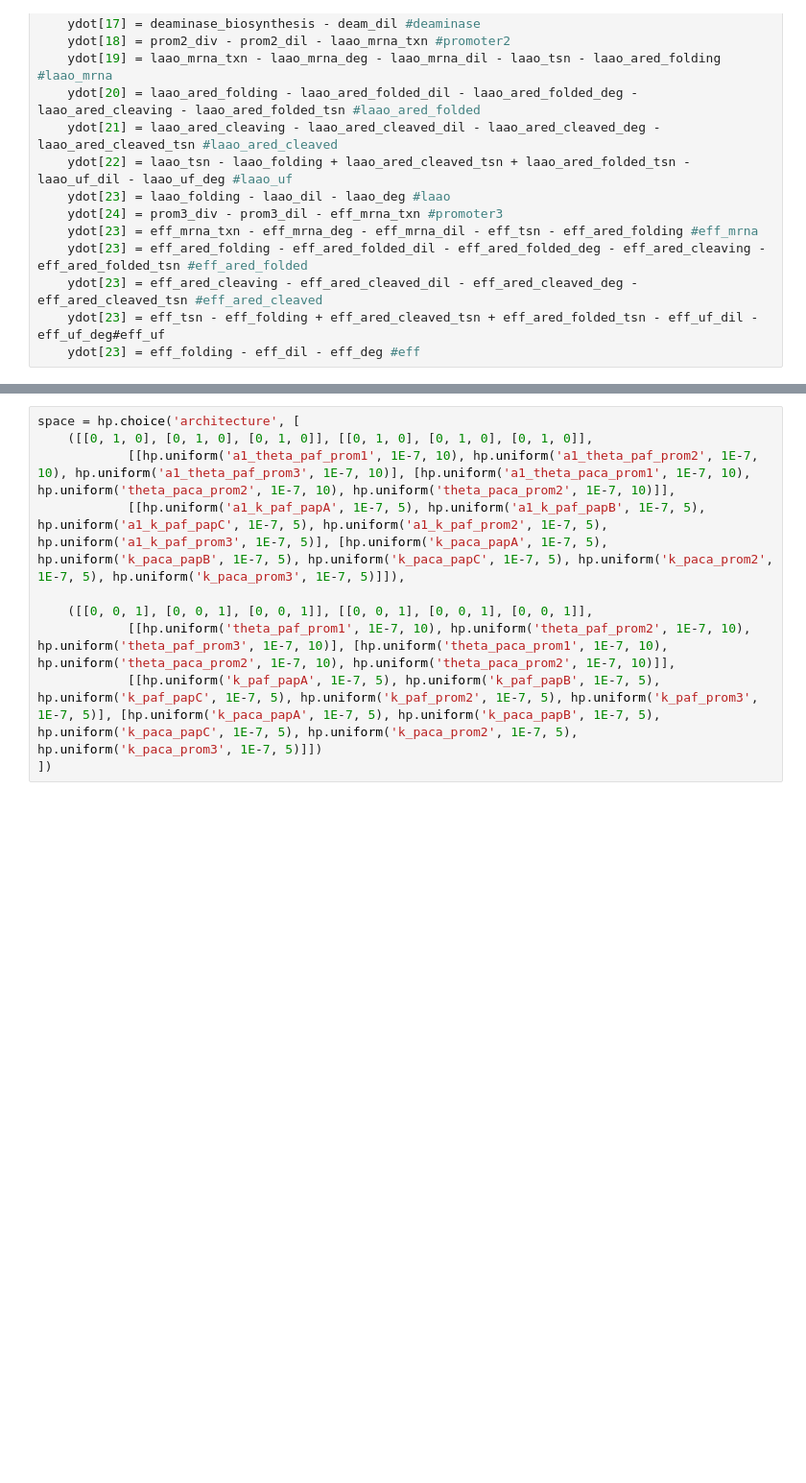
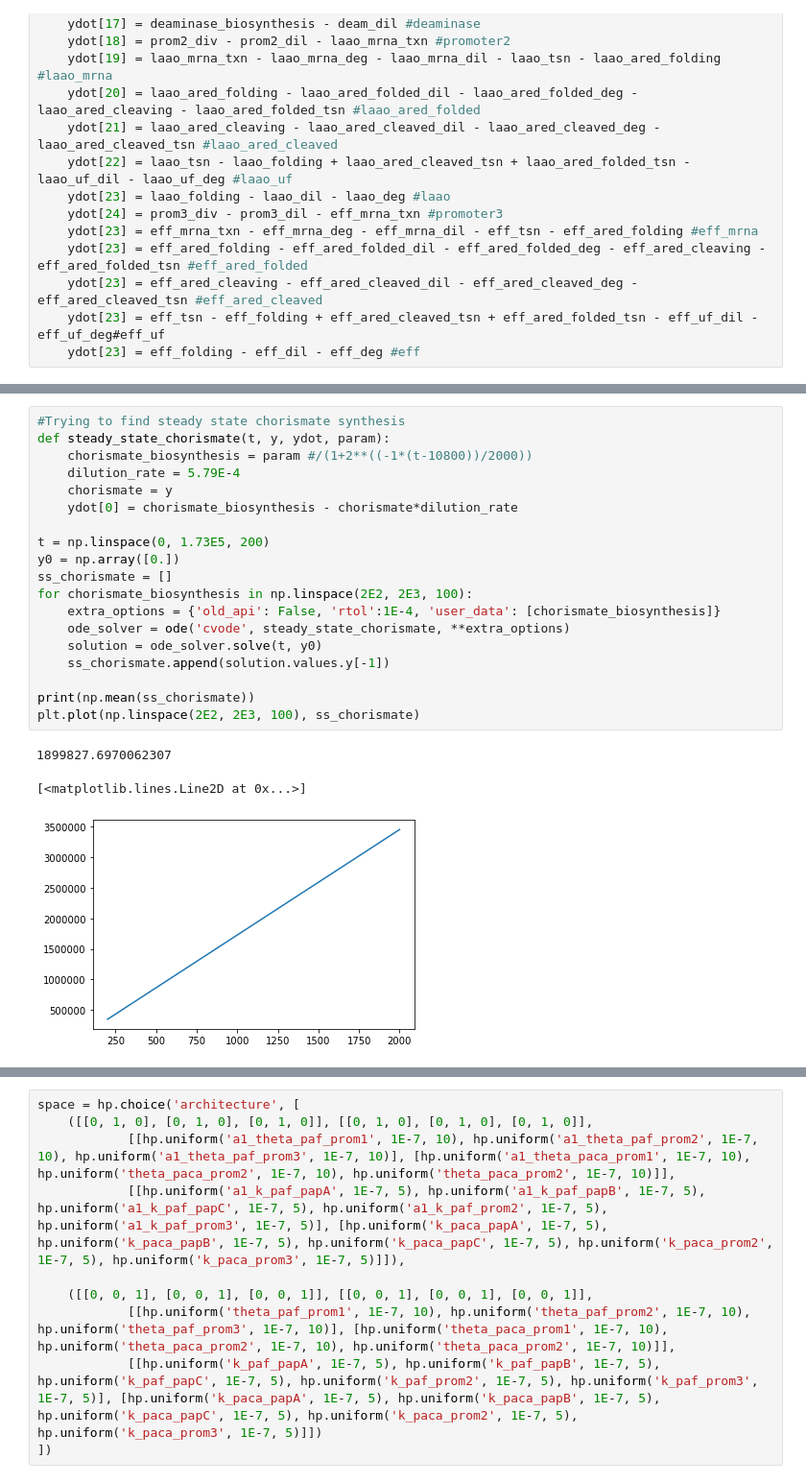
Before and after one commit to cjmerzbacher/msc-thesis, a Jupyter notebook: p-aminostyrene/p-aminostyrene.ipynb, the cells around one changed output, grey strips where cells are left out. Shown: that part at 96% size. Saved outputs shown, nothing was run; the diff lists cells and outputs as text; blank space fills up the shorter version.

```diff
--- a/p-aminostyrene/p-aminostyrene.ipynb
+++ b/p-aminostyrene/p-aminostyrene.ipynb
@@ -294,0 +462,23 @@ Notes for tomorrow
+# %%
+#Trying to find steady state chorismate synthesis
+def steady_state_chorismate(t, y, ydot, param):
+    chorismate_biosynthesis = param #/(1+2**((-1*(t-10800))/2000))
+    dilution_rate = 5.79E-4
+    chorismate = y
+    ydot[0] = chorismate_biosynthesis - chorismate*dilution_rate
+
+t = np.linspace(0, 1.73E5, 200)
+y0 = np.array([0.])
+ss_chorismate = []
+for chorismate_biosynthesis in np.linspace(2E2, 2E3, 100):
+    extra_options = {'old_api': False, 'rtol':1E-4, 'user_data': [chorismate_biosynthesis]}
+    ode_solver = ode('cvode', steady_state_chorismate, **extra_options)
+    solution = ode_solver.solve(t, y0)
+    ss_chorismate.append(solution.values.y[-1])
+
+print(np.mean(ss_chorismate))
+plt.plot(np.linspace(2E2, 2E3, 100), ss_chorismate)
+# %% [output]
+1899827.6970062307
+[<matplotlib.lines.Line2D at 0x...>]
+[figure, added]
```
Also changed, not shown: parts of 14 cells of this notebook, 4 other files.
